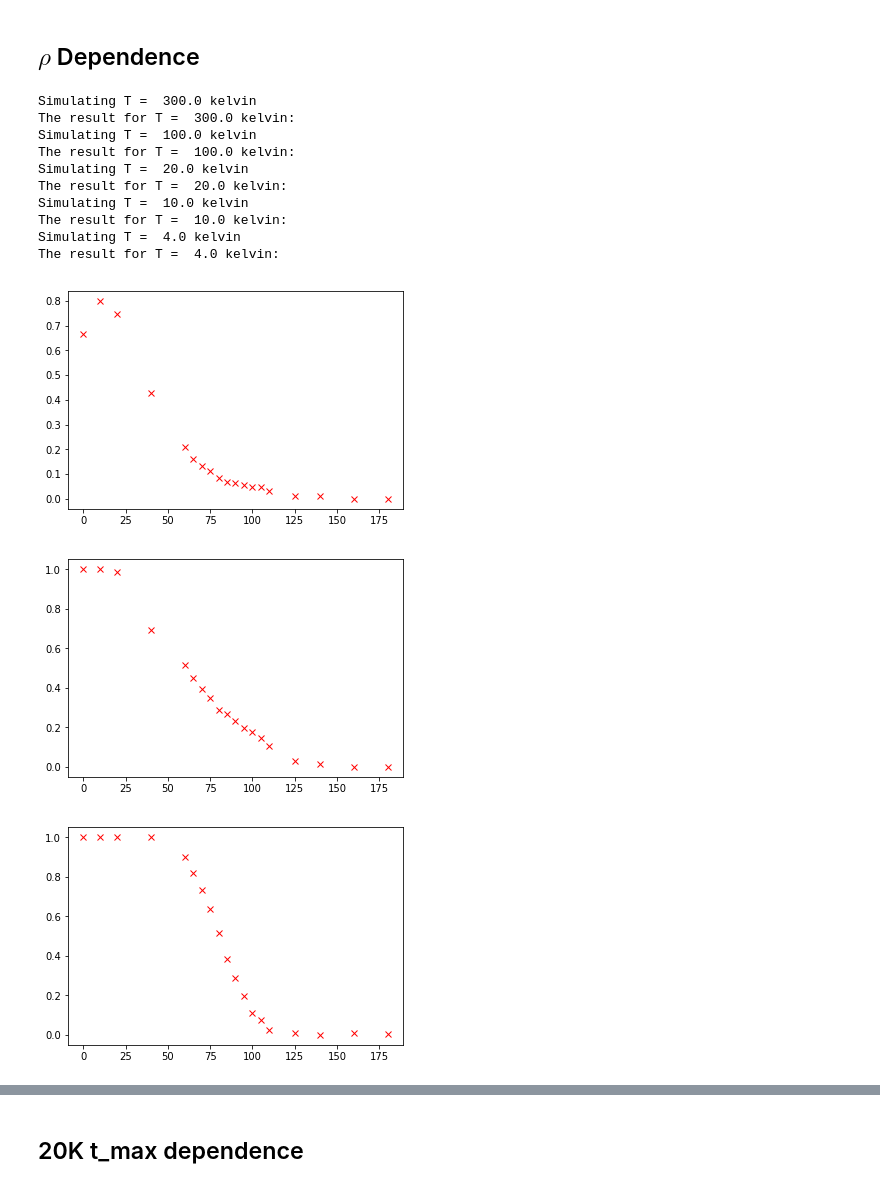
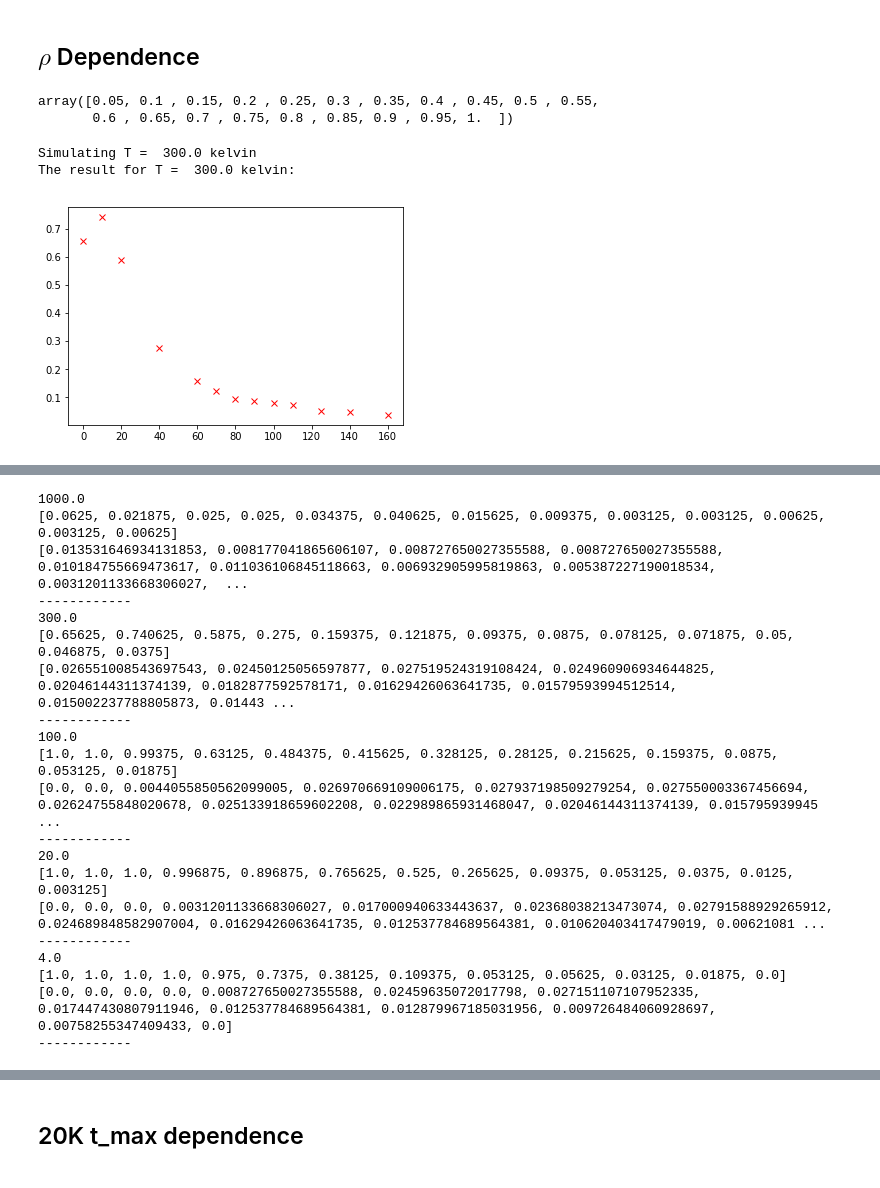
Before and after one commit to HaeffnerLab/Electron-Trap-Design-Testing, a Jupyter notebook: particle_trajectory_sim/250nm_quarter_sim1.ipynb, the cells around one changed output, grey strips where cells are left out. Drawn from its saved outputs; the diff is of its cells as text; code cells hidden in the pictures.

```diff
--- a/particle_trajectory_sim/250nm_quarter_sim1.ipynb
+++ b/particle_trajectory_sim/250nm_quarter_sim1.ipynb
@@ -314,49 +314,46 @@ time: 2.4348978996276855
 [figure]
 # %% [markdown]
 ## $\rho$ Dependence
+# %%
+a = np.linspace(np.pi/20, np.pi, 20)
+a/np.pi
+# %% [output]
+array([0.05, 0.1 , 0.15, 0.2 , 0.25, 0.3 , 0.35, 0.4 , 0.45, 0.5 , 0.55,
+       0.6 , 0.65, 0.7 , 0.75, 0.8 , 0.85, 0.9 , 0.95, 1.  ])
 # %%
 dt = 1.0e-11 #s
 t_max = 50.0e-9 # maximum time duration of the simulation
 
 #initial condition
-rou_s = [0.0, 10.0, 20.0, 40.0, 60.0, 65.0, 70.0, 75.0, 80.0, 85.0, 90.0, 95.0, 100.0, 105.0, 110.0, 125.0, 140.0, 160.0, 180.0]
+rou_s = [0.0, 10.0, 20.0, 40.0, 60.0, 70.0, 80.0, 90.0, 100.0, 110.0, 125.0, 140.0, 160.0]
 rou_s = np.array(rou_s) * 1.0e-6
-N_phi = 9
-N_theta = 33
+N_phi = 10
+N_theta = 32
 
 # A dictionary, taking temperature as key and the value is a
 # list of success rates correspond to each rou in rou_s
-success_rate = dict()
-errors = dict()
-for T in [300.0, 100.0, 20.0, 10.0, 4.0]:
+#success_rate = dict()
+#errors = dict()
+# for T in [1000.0, 300.0, 100.0, 20.0, 4.0]:
+for T in [300.0]:
     v = np.sqrt(2*kB*T/m)
     success_rate[T] = []
     errors[T] = []
     print("Simulating T = ", T, "kelvin")
     for rou in rou_s:
         result = []
-        for phi in np.linspace(0, np.pi/2, N_phi):
-            for theta in np.linspace(0, np.pi*2, N_theta):
+        for phi in np.linspace(np.pi/N_phi, np.pi, N_phi):
+            for theta in np.linspace(np.pi*2/N_theta, np.pi*2, N_theta):
                 if trapped(rou, phi, v, theta, dt, t_max):
                     result.append(1)
                 else:
                     result.append(0)
         success_rate[T].append(np.mean(result))
         errors[T].append(np.std(result)/np.sqrt(N_phi*N_theta))
     print("The result for T = ", T, "kelvin:")
     plt.figure()
     plt.plot(rou_s*1.0e6, success_rate[T], 'rx')
 # %% [output]
 Simulating T =  300.0 kelvin
 The result for T =  300.0 kelvin:
-Simulating T =  100.0 kelvin
-The result for T =  100.0 kelvin:
-Simulating T =  20.0 kelvin
-The result for T =  20.0 kelvin:
-Simulating T =  10.0 kelvin
-The result for T =  10.0 kelvin:
-Simulating T =  4.0 kelvin
-The result for T =  4.0 kelvin:
-[figure, old version]
+[figure, new version]
-[figure, removed]
-[figure, removed]
@@ -365,2 +360,29 @@ The result for T =  4.0 kelvin:
+# %%
+for T in [1000.0, 300.0, 100.0, 20.0, 4.0]:
+    print(T)
+    print(success_rate[T])
+    print(errors[T])
+    print("------------")
+# %% [output]
+1000.0
+[0.0625, 0.021875, 0.025, 0.025, 0.034375, 0.040625, 0.015625, 0.009375, 0.003125, 0.003125, 0.00625, 0.003125, 0.00625]
+[0.013531646934131853, 0.008177041865606107, 0.008727650027355588, 0.008727650027355588, 0.010184755669473617, 0.011036106845118663, 0.006932905995819863, 0.005387227190018534, 0.0031201133668306027,  ...
+------------
+300.0
+[0.65625, 0.740625, 0.5875, 0.275, 0.159375, 0.121875, 0.09375, 0.0875, 0.078125, 0.071875, 0.05, 0.046875, 0.0375]
+[0.026551008543697543, 0.02450125056597877, 0.027519524319108424, 0.024960906934644825, 0.02046144311374139, 0.0182877592578171, 0.01629426063641735, 0.01579593994512514, 0.015002237788805873, 0.01443 ...
+------------
+100.0
+[1.0, 1.0, 0.99375, 0.63125, 0.484375, 0.415625, 0.328125, 0.28125, 0.215625, 0.159375, 0.0875, 0.053125, 0.01875]
+[0.0, 0.0, 0.0044055850562099005, 0.026970669109006175, 0.027937198509279254, 0.027550003367456694, 0.02624755848020678, 0.025133918659602208, 0.022989865931468047, 0.02046144311374139, 0.015795939945 ...
+------------
+20.0
+[1.0, 1.0, 1.0, 0.996875, 0.896875, 0.765625, 0.525, 0.265625, 0.09375, 0.053125, 0.0375, 0.0125, 0.003125]
+[0.0, 0.0, 0.0, 0.0031201133668306027, 0.017000940633443637, 0.02368038213473074, 0.02791588929265912, 0.024689848582907004, 0.01629426063641735, 0.012537784689564381, 0.010620403417479019, 0.00621081 ...
+------------
+4.0
+[1.0, 1.0, 1.0, 1.0, 0.975, 0.7375, 0.38125, 0.109375, 0.053125, 0.05625, 0.03125, 0.01875, 0.0]
+[0.0, 0.0, 0.0, 0.0, 0.008727650027355588, 0.02459635072017798, 0.027151107107952335, 0.017447430807911946, 0.012537784689564381, 0.012879967185031956, 0.009726484060928697, 0.00758255347409433, 0.0]
+------------
 # %%
 plt.figure(figsize=(10,6))
```
Also changed, not shown: parts of 2 cells of this notebook, 9 other files.
